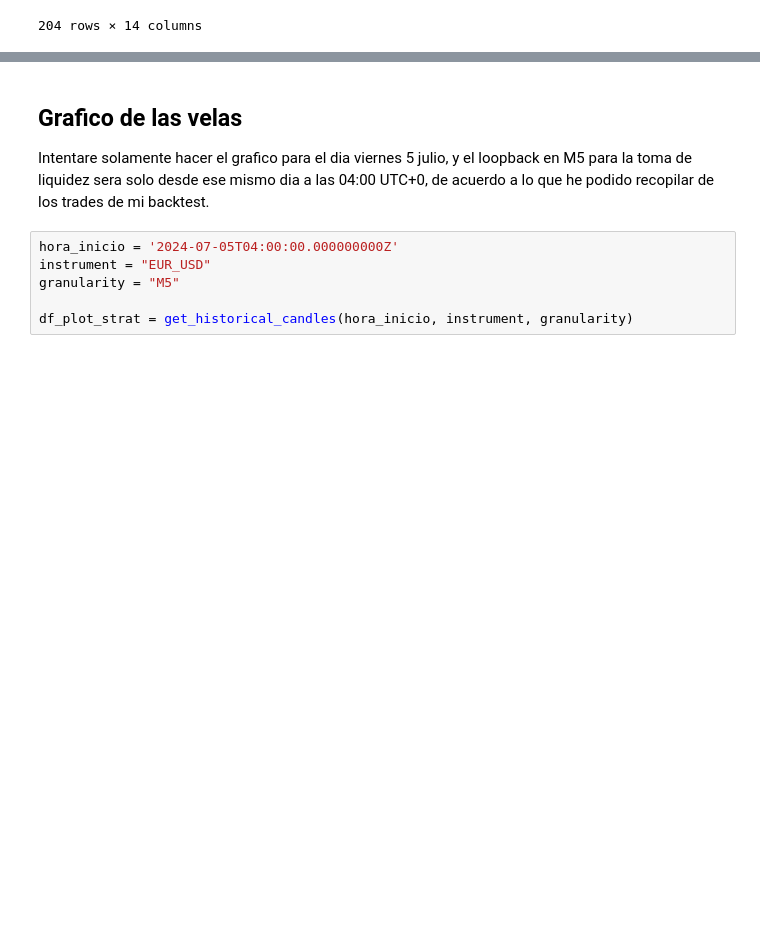
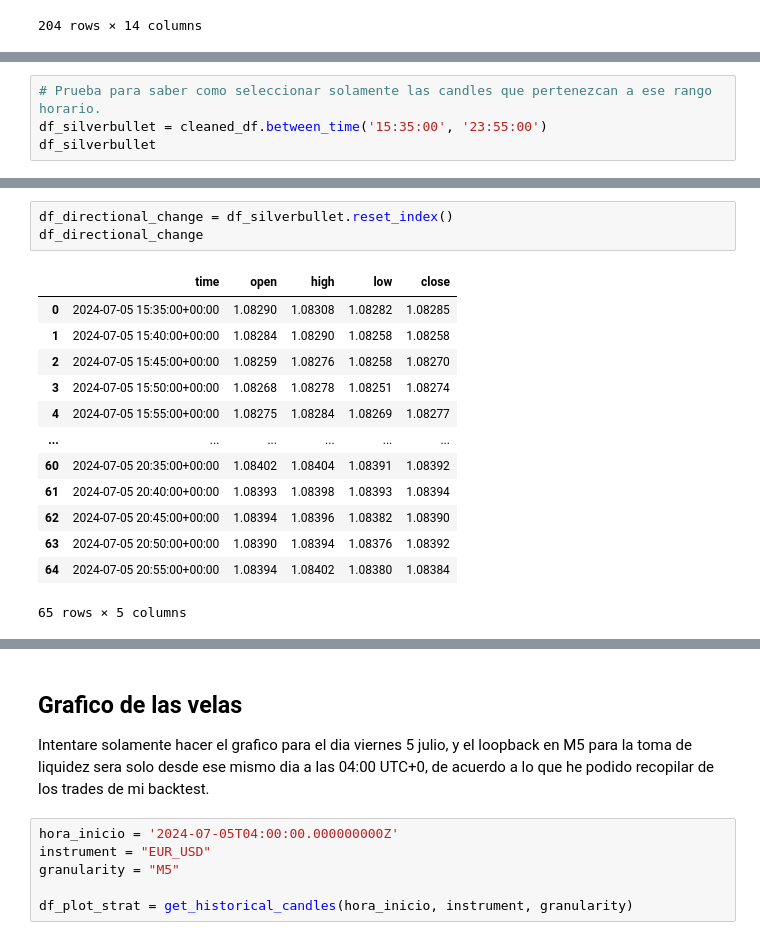
Before and after one commit to eduardogv/silverbullet-oanda, a Jupyter notebook: my-oanda.ipynb, the cells around one changed output, grey strips where cells are left out. Saved outputs shown, nothing was run; the diff lists cells and outputs as text; blank space fills up the shorter version.

```diff
--- a/my-oanda.ipynb
+++ b/my-oanda.ipynb
@@ -246,0 +250,4 @@ aa
+# %%
+# Prueba para saber como seleccionar solamente las candles que pertenezcan a ese rango horario.
+df_silverbullet = cleaned_df.between_time('15:35:00', '23:55:00')
+df_silverbullet
@@ -266,0 +400,17 @@ aa
+# %%
+df_directional_change = df_silverbullet.reset_index()
+df_directional_change
+# %% [output]
+|  | time | open | high | low | close |
+| 0 | 2024-07-05 15:35:00+00:00 | 1.08290 | 1.08308 | 1.08282 | 1.08285 |
+| 1 | 2024-07-05 15:40:00+00:00 | 1.08284 | 1.08290 | 1.08258 | 1.08258 |
+| 2 | 2024-07-05 15:45:00+00:00 | 1.08259 | 1.08276 | 1.08258 | 1.08270 |
+| 3 | 2024-07-05 15:50:00+00:00 | 1.08268 | 1.08278 | 1.08251 | 1.08274 |
+| 4 | 2024-07-05 15:55:00+00:00 | 1.08275 | 1.08284 | 1.08269 | 1.08277 |
+| ... | ... | ... | ... | ... | ... |
+| 60 | 2024-07-05 20:35:00+00:00 | 1.08402 | 1.08404 | 1.08391 | 1.08392 |
+| 61 | 2024-07-05 20:40:00+00:00 | 1.08393 | 1.08398 | 1.08393 | 1.08394 |
+| 62 | 2024-07-05 20:45:00+00:00 | 1.08394 | 1.08396 | 1.08382 | 1.08390 |
+| 63 | 2024-07-05 20:50:00+00:00 | 1.08390 | 1.08394 | 1.08376 | 1.08392 |
+| 64 | 2024-07-05 20:55:00+00:00 | 1.08394 | 1.08402 | 1.08380 | 1.08384 |
+65 rows × 5 columns
```
Also changed, not shown: parts of 18 cells of this notebook, 2 other files.
